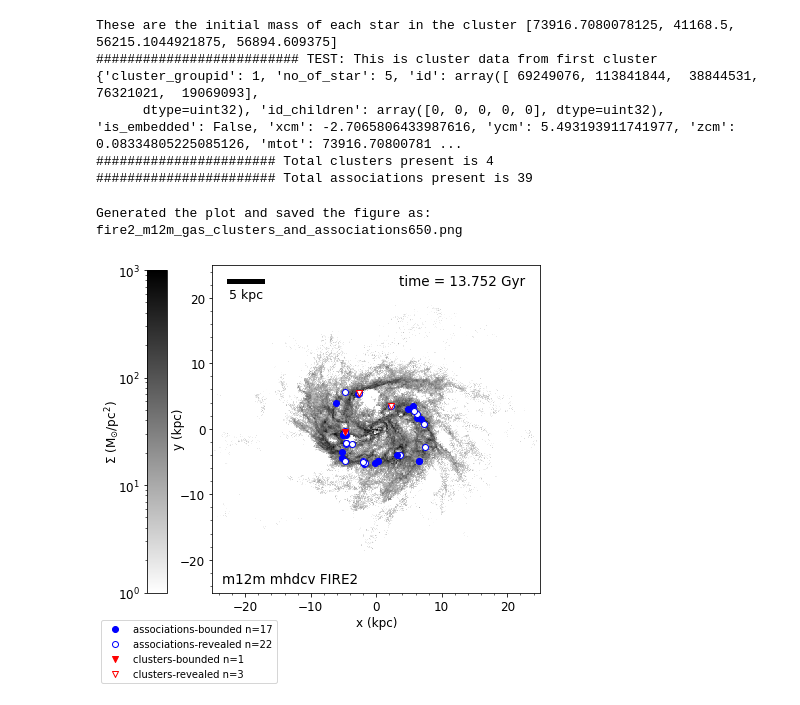
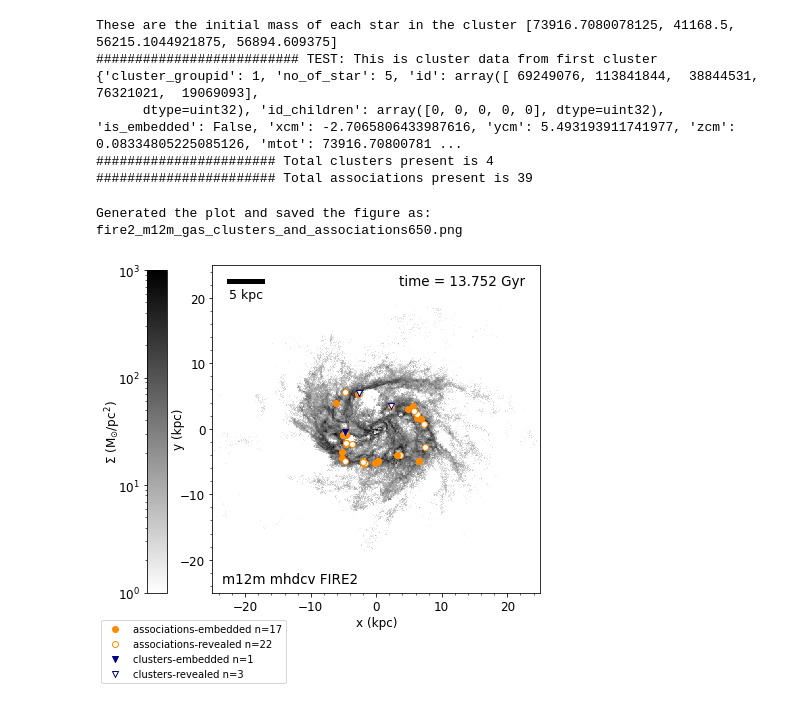
Before and after one commit to binodbhttr/star-cluster-dynamics-in-FIRE, a Jupyter notebook: sarah_paper_plots/m12m/plotting_clusters_and_associations.ipynb, the cells around one changed output. Drawn from its saved outputs; the diff is of its cells as text; code cells hidden in the pictures.

```diff
--- a/sarah_paper_plots/m12m/plotting_clusters_and_associations.ipynb
+++ b/sarah_paper_plots/m12m/plotting_clusters_and_associations.ipynb
@@ -97,9 +97,9 @@ ax=fig1.add_axes([0.17, 0.185, 0.65, 0.65]) #left, bottom, width, height
 #########################################
 #########################################
 association_count=0
-n_ab=0
+n_ae=0
 n_ar=0
-n_cb=0
+n_ce=0
 n_cr=0
 for i in range(len(association_data)):
     x=association_data[association_count+1]["xcm"]
@@ -107,11 +107,11 @@ for i in range(len(association_data)):
     embedded_check=association_data[association_count+1]["is_embedded"]
     if embedded_check==True:
         #s1=ax.scatter(x,y,label=f'{clustermass[cluster_count]:.2e}'+' M$_{{\odot}}$',c=colors[cluster_count])
-        ab=ax.scatter(x,y,label="associations",c="blue")
-        n_ab+=1
+        ae=ax.scatter(x,y,label="associations",c="darkorange")
+        n_ae+=1
     else:
         #s1=ax.scatter(x,y,label=f'{clustermass[cluster_count]:.2e}'+' M$_{{\odot}}$',edgecolor=colors[cluster_count],facecolor="white")
-        ar=ax.scatter(x,y,label="associations",edgecolor="blue",facecolor="white")
+        ar=ax.scatter(x,y,label="associations",edgecolor="darkorange",facecolor="white")
         n_ar+=1
         #s1=ax.scatter(x,y,label=f'{clustermass[cluster_count]:.2e}'+' M$_{{\odot}}$',c=next(colors)) #use this if no. of clusters is large
         #ax.scatter(np.abs(xcm),np.abs(ycm),c="black")
@@ -130,11 +130,11 @@ for i in range(len(cluster_data)):
     embedded_check=cluster_data[cluster_count+1]["is_embedded"]
     if embedded_check==True:
         #s1=ax.scatter(x,y,label=f'{clustermass[cluster_count]:.2e}'+' M$_{{\odot}}$',c=colors[cluster_count])
-        cb=ax.scatter(x,y,label="clusters",marker="v",c="red")
-        n_cb+=1
+        ce=ax.scatter(x,y,label="clusters",marker="v",c="navy")
+        n_ce+=1
     else:
         #s1=ax.scatter(x,y,label=f'{clustermass[cluster_count]:.2e}'+' M$_{{\odot}}$',edgecolor=colors[cluster_count],facecolor="white")
-        cr=ax.scatter(x,y,label="clusters",marker="v",edgecolor="red",facecolor="white")
+        cr=ax.scatter(x,y,label="clusters",marker="v",edgecolor="navy",facecolor="white")
         n_cr+=1
         #s1=ax.scatter(x,y,label=f'{clustermass[cluster_count]:.2e}'+' M$_{{\odot}}$',c=next(colors)) #use this if no. of clusters is large
         #ax.scatter(np.abs(xcm),np.abs(ycm),c="black")
@@ -144,7 +144,7 @@ for i in range(len(cluster_data)):
     #ax.set_title("Clusters at "+time_label)
     cluster_count+=1
 
-fig1.legend((ab,ar,cb,cr), ("associations-bounded n="+str(n_ab),"associations-revealed n="+str(n_ar),"clusters-bounded n="+str(n_cb),"clusters-revealed n="+str(n_cr)),"lower left")
+fig1.legend((ae,ar,ce,cr), ("associations-embedded n="+str(n_ae),"associations-revealed n="+str(n_ar),"clusters-embedded n="+str(n_ce),"clusters-revealed n="+str(n_cr)),"lower left")
 
 #handles,labels = ax.get_legend_handles_labels()
 #ax.legend(handles,labels,bbox_to_anchor=(1,0.5), loc='center left')
@@ -170,31 +170,31 @@ im = ax.imshow(face/(((bins[1]-bins[0])*1000)**2),origin='lower',interpolation='
 cmap_gray = matplotlib.cm.get_cmap('binary')
 norm1 = matplotlib.colors.LogNorm(vmin=1,vmax=1000)
 cbar_ax1 = fig1.add_axes([0.04, 0.185, 0.04, 0.64]) # position of gray colorbar (left, bottom, width, height)
 cb1 = fig1.colorbar(im, cax=cbar_ax1, ticklocation='left')
 cb1.set_label('$\Sigma$ (M$_{{\odot}}$/pc$^2$)', labelpad=-5, fontsize=12)
 #plot a scale bar 5 kpc long
 ax.plot([-22.5,-17.5], [22.5,22.5], 'k-', linewidth=5)
 label1 = "5 kpc"
 ax.text(-22.5, 20, label1, fontsize=12.5)
 
 #label the name of the galaxy on plot
 #label_simname="m12i mhdcv"
 #ax.text(10,-23.5,label_simname,fontsize=13.5)
 label2="m12m mhdcv "+simtype.upper()
 ax.text(-23.5,-23.5,label2,fontsize=13.5)
 
 #label the time from the snapshot_times.txt file
 label3 = 'time = ' + f'{snaptime:.3f}' + ' Gyr'
 ax.text(3.5,22,label3,fontsize=13.5) #display at the top right
 #ax.text(-23.5,-21,label3,fontsize=13.5) #display time on the bottom left above simtype
 plot_name=simtype+"_m12m_gas_clusters_and_associations"+str(snap)+".png"
 fig1.savefig(plot_path+plot_name,bbox_inches='tight',dpi=200)
 print("Generated the plot and saved the figure as: ",plot_name,end="\r",flush=True)
 #print("###################\n")
 #fig1.clf()
 #plt.tight_layout()
 
 plt.show()
 # %% [output]
 Generated the plot and saved the figure as:  fire2_m12m_gas_clusters_and_associations650.png
-[figure, old version]
+[figure, new version]
```
Also changed, not shown: 2 other files.
